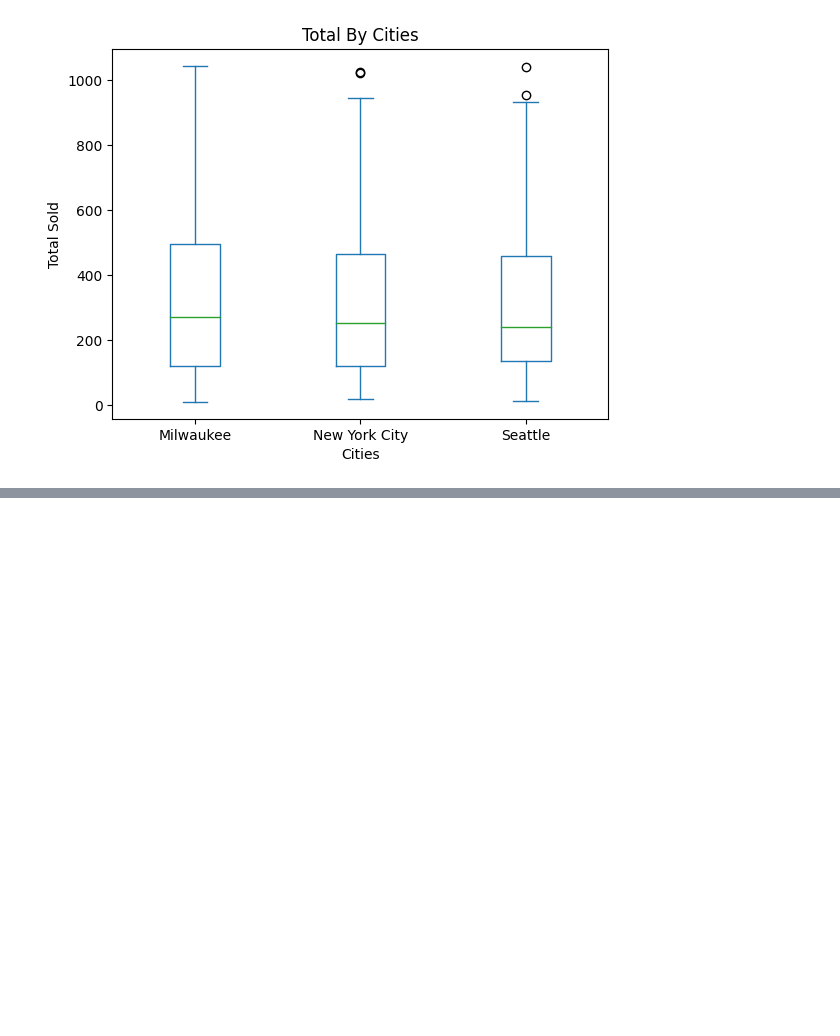
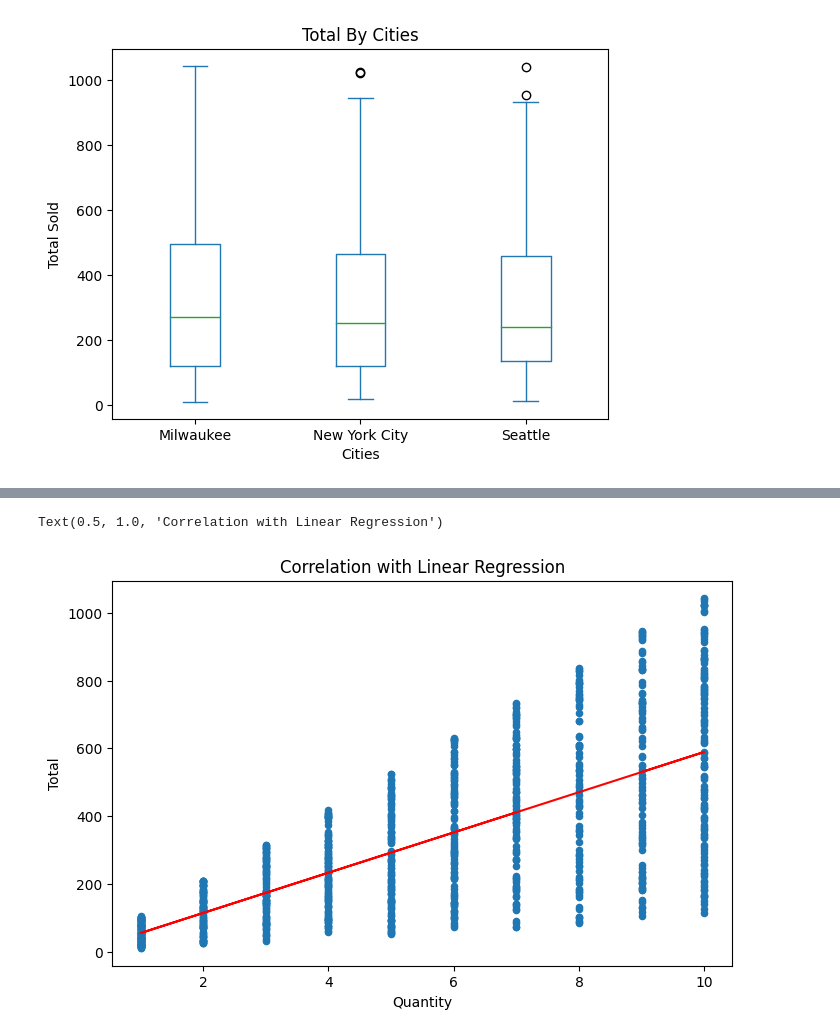
Before and after one commit to LaToya-Burt/ExploratoryDataAnalysis1, a Jupyter notebook: eda.ipynb, the cells around one changed output, grey strips where cells are left out. Saved outputs shown, nothing was run; the diff lists cells and outputs as text; code cells hidden in the pictures; blank space fills up the shorter version.

```diff
--- a/eda.ipynb
+++ b/eda.ipynb
@@ -152,0 +192,17 @@ Text(0.5, 0, 'Cities')
+# %%
+reshaped_x=joined_df[["Quantity"]]
+reshaped_y=joined_df["Total"]
+# %%
+model= LinearRegression()
+model.fit(reshaped_x, reshaped_y)
+
+predicted_y_value=model.predict(reshaped_x)
+# %%
+joined_df.plot.scatter(x="Quantity", y="Total", figsize= (8,5))
+
+plt.plot(reshaped_x, predicted_y_value, color="red")
+
+plt.title("Correlation with Linear Regression")
+# %% [output]
+Text(0.5, 1.0, 'Correlation with Linear Regression')
+[figure, added]
```
Also changed, not shown: parts of 8 cells of this notebook.
